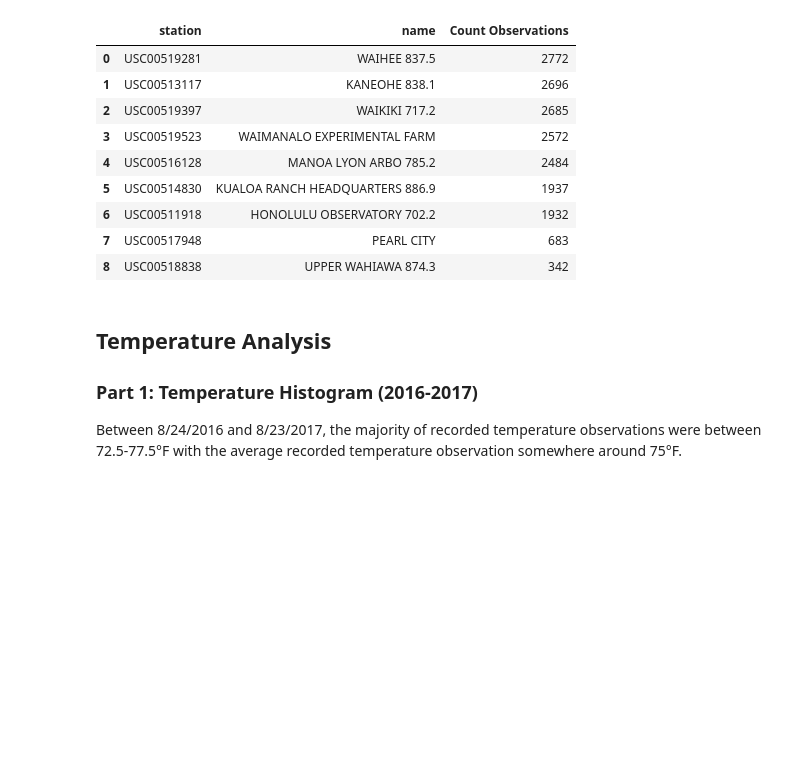
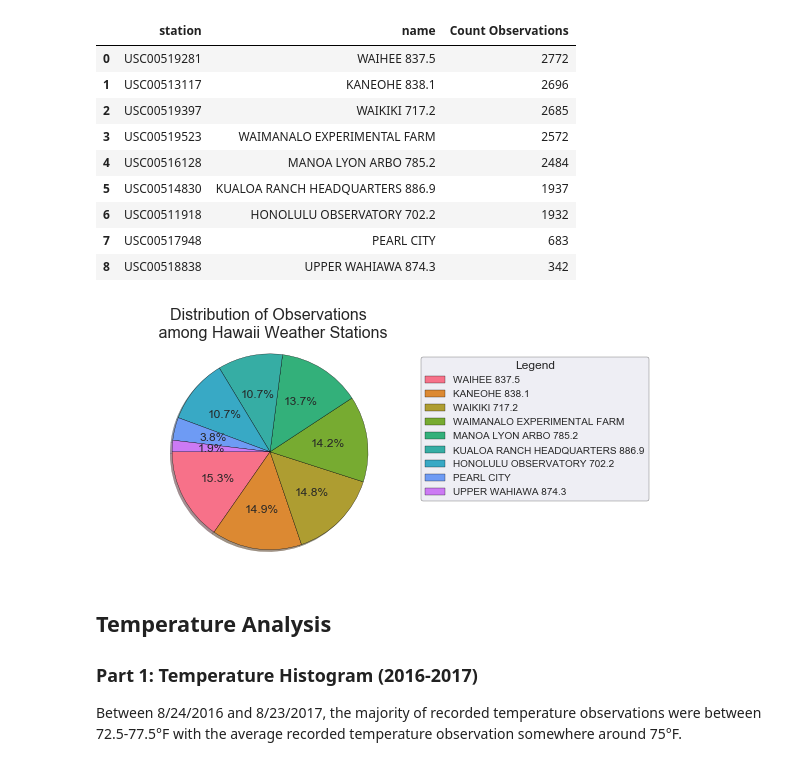
Before and after one commit to hmlanden/SurfyAPY, a Jupyter notebook: climate_analysis.ipynb, the cells around one changed output. Cells and saved outputs as stored; diff of their text form; code cells hidden in the pictures; blank space fills up the shorter version.

Commit message:
add pie chart to be extra

```diff
--- a/climate_analysis.ipynb
+++ b/climate_analysis.ipynb
@@ -157,6 +157,19 @@ The station with the highest observation count is USC00519281 WAIHEE 837.5.
 | 6 | USC00511918 | HONOLULU OBSERVATORY 702.2 | 1932 |
 | 7 | USC00517948 | PEARL CITY | 683 |
 | 8 | USC00518838 | UPPER WAHIAWA 874.3 | 342 |
+# %%
+plt.pie(station_obs_count_desc['Count Observations'],
+        colors=hex_codes, shadow=True, startangle=180, autopct='%1.1f%%',
+        wedgeprops={'edgecolor':'black'})
+plt.axis('equal')
+plt.title('Distribution of Observations \n among Hawaii Weather Stations',
+          size=16)
+plt.legend(labels=station_obs_count_desc['name'], bbox_to_anchor=(0.85, 0.85),
+           bbox_transform=plt.gcf().transFigure, frameon=True, edgecolor='black',
+          title='Legend')
+plt.show()
+# %% [output]
+[figure, added]
 # %% [markdown]
 ## Temperature Analysis
 ### Part 1: Temperature Histogram (2016-2017)
```
